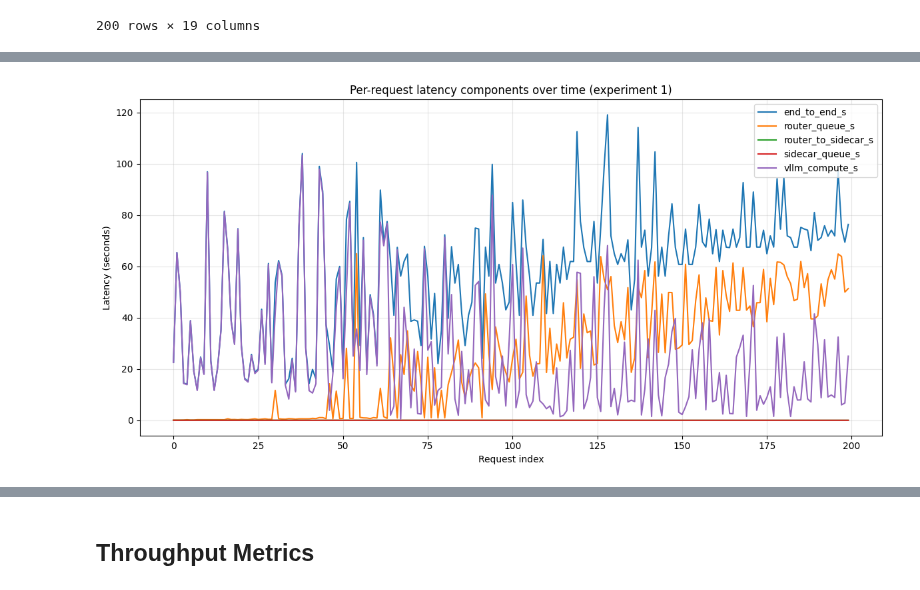
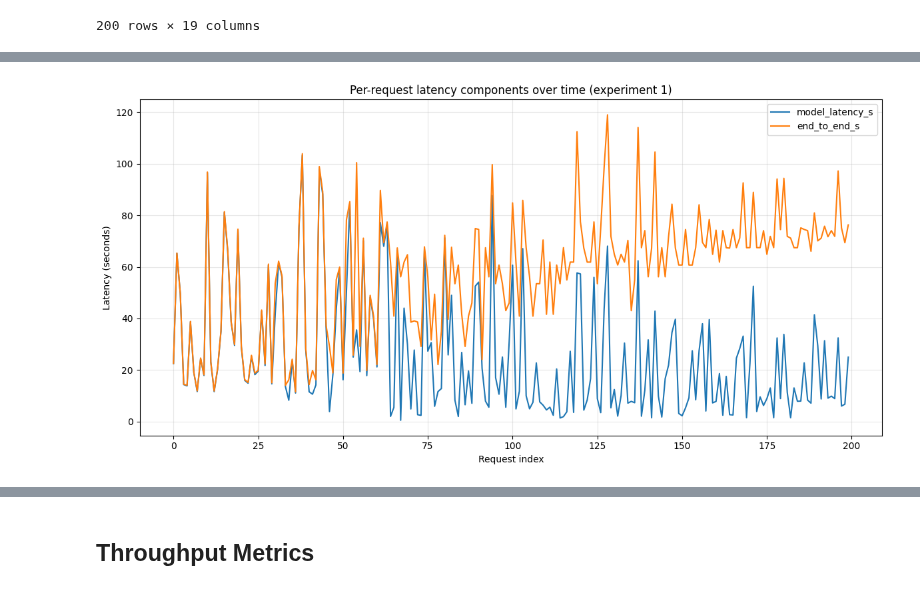
Before and after one commit to immengzi/LLM-LA, a Jupyter notebook: microservice/analysis.ipynb, the cells around one changed output, grey strips where cells are left out. Drawn from its saved outputs; the diff is of its cells as text; code cells hidden in the pictures.

```diff
--- a/microservice/analysis.ipynb
+++ b/microservice/analysis.ipynb
@@ -222,38 +285,39 @@ import matplotlib.pyplot as plt
 
 # ---- choose experiment ----
 exp_id = 1
 # ---------------------------
 
 # Load and order by request index (or any monotonic field you prefer)
 df = load_experiment_latencies(exp_id=exp_id).sort_values("idx").reset_index(drop=True)
 
 # X-axis: request index (0, 1, 2, ...)
 x = df["idx"]
 
 # Latency metrics to plot over time
 latency_cols = [
+    "model_latency_s",
     "end_to_end_s",
     # "server_roundtrip_s",
-    "router_queue_s",
-    "router_to_sidecar_s",
-    "sidecar_queue_s",
-    "vllm_compute_s",
+    # "router_queue_s",
+    # "router_to_sidecar_s",
+    # "sidecar_queue_s",
+    # "vllm_compute_s",
 ]
 
 plt.figure(figsize=(12, 6))
 
 for col in latency_cols:
     if col in df.columns:
         plt.plot(x, df[col], label=col)
 
 plt.xlabel("Request index")
 plt.ylabel("Latency (seconds)")
 plt.title(f"Per-request latency components over time (experiment {exp_id})")
 plt.legend(loc="upper right")
 plt.grid(True, alpha=0.3)
 plt.tight_layout()
 # %% [output]
-[figure, old version]
+[figure, new version]
 # %%
 from experiment_analysis import load_experiment_latencies
 import matplotlib.pyplot as plt
```
Also changed, not shown: parts of 8 cells of this notebook, 11 other files.
